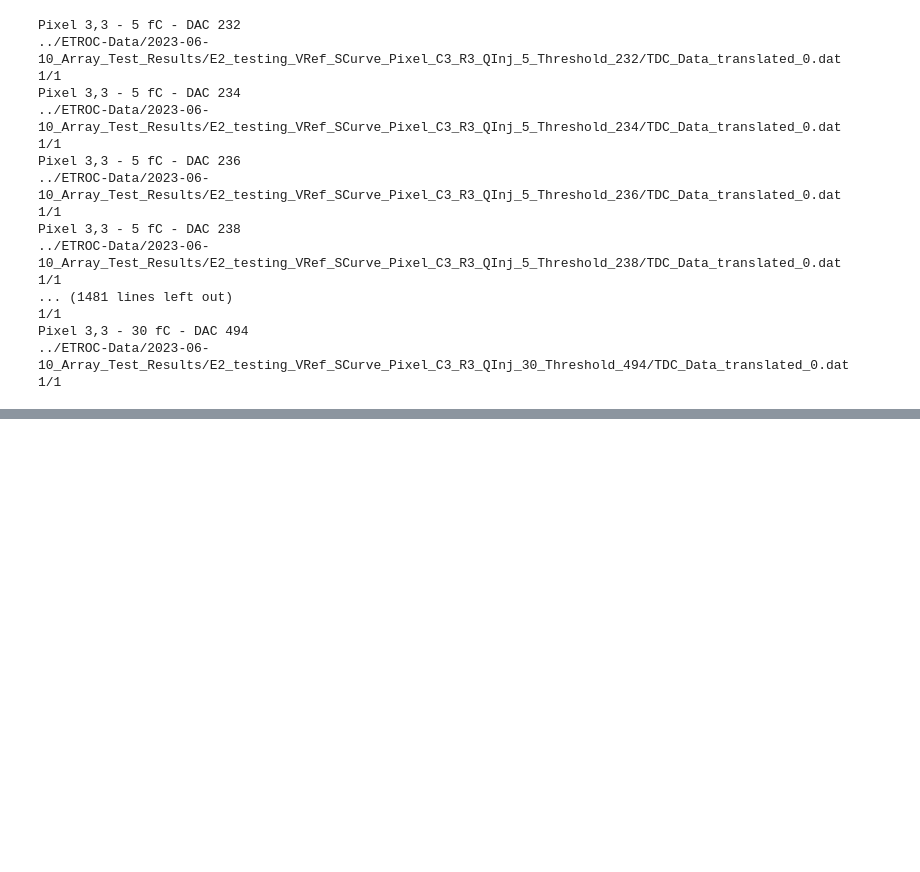
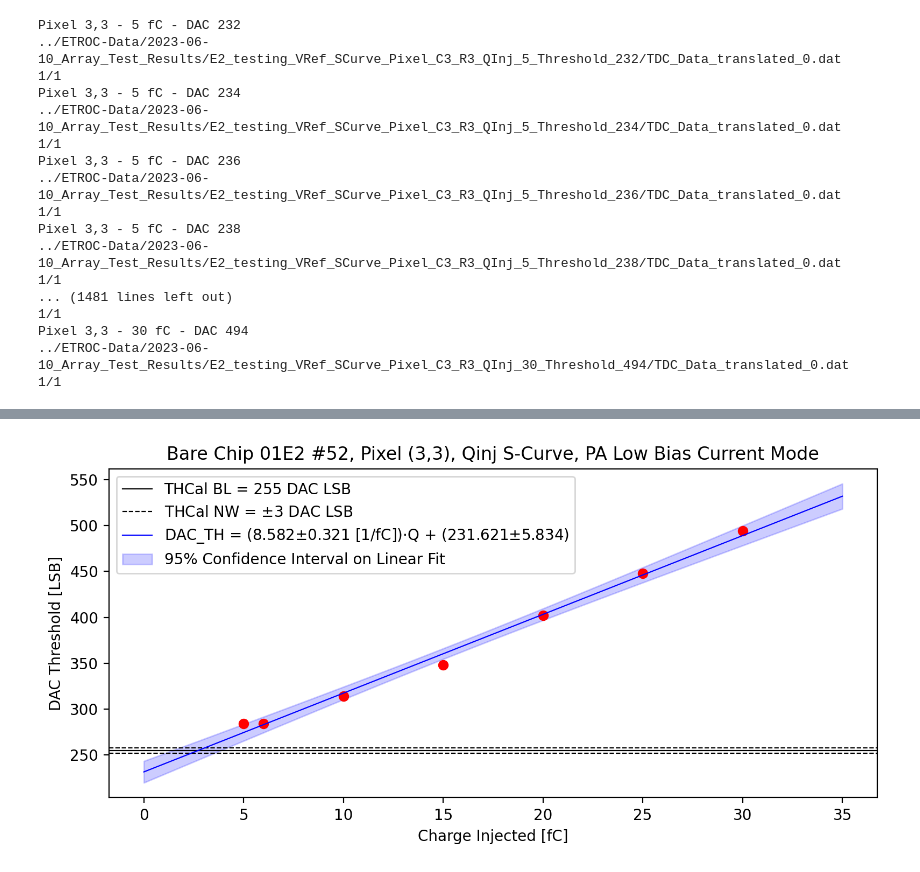
Before and after one commit to cbeiraod/ETROC-Analysis, a Jupyter notebook: SCurve_Scans.ipynb, the cells around one changed output, grey strips where cells are left out. Saved outputs shown, nothing was run; the diff lists cells and outputs as text; code cells hidden in the pictures; blank space fills up the shorter version.

```diff
--- a/SCurve_Scans.ipynb
+++ b/SCurve_Scans.ipynb
@@ -130,0 +203,50 @@ plt.show()
+# %%
+# https://nbviewer.org/github/demotu/BMC/blob/master/notebooks/CurveFitting.ipynb
+# https://tomholderness.wordpress.com/2013/01/10/confidence_intervals/
+# https://stackoverflow.com/questions/27164114/show-confidence-limits-and-prediction-limits-in-scatter-plot
+
+fig = plt.figure(dpi=200, figsize=(8,4))
+gs = fig.add_gridspec(len(scan_list),len(scan_list))
+u_cl = np.sort(np.unique(col_list))
+u_rl = np.sort(np.unique(row_list))
+for ri,row in enumerate(u_rl):
+    for ci,col in enumerate(u_cl):
+        ax0 = fig.add_subplot(gs[len(u_rl)-ri-1,len(u_cl)-ci-1])
+        ax0.axhline(BL_map_THCal[(row,col)][15][232], color='k', lw=0.8, label=f"THCal BL = {int(BL_map_THCal[(row,col)][15][232])} DAC LSB")
+        ax0.axhline(BL_map_THCal[(row,col)][15][232]+NW_map_THCal[(row,col)][15][232], color='k',ls="--", lw=0.8, label=f"THCal NW = $\pm${int(NW_map_THCal[(row,col)][15][232])} DAC LSB")
+        ax0.axhline(BL_map_THCal[(row,col)][15][232]-NW_map_THCal[(row,col)][15][232], color='k',ls="--", lw=0.8)
+        X = []
+        Y = []
+        for QInj in QInjEns:
+            tp_idx = turning_point(np.array(list(hit_counts[(row,col)][QInj].values())), thresholds[QInj])
+            ax0.plot(QInj, thresholds[QInj][tp_idx], 'ro')
+            X.append(QInj)
+            Y.append(thresholds[QInj][tp_idx])
+        X = np.array(X)
+        Y = np.array(Y)
+        (m, b), cov = np.polyfit(X, Y, 1, cov = True)
+        n = Y.size
+        Yfit = np.polyval((m,b), X)
+        errorbars = np.sqrt(np.diag(cov))
+        x_range = np.linspace(0, 35, 100)
+        y_est = b + m*x_range
+        resid = Y - Yfit
+        s_err = np.sqrt(np.sum(resid**2)/(n - 2))
+        t = stats.t.ppf(0.95, n - 2)
+        ci = t * s_err * np.sqrt(    1/n + (X - np.mean(X))**2/np.sum((X-np.mean(X))**2)) # confidence interval
+        pi = t * s_err * np.sqrt(1 + 1/n + (X - np.mean(X))**2/np.sum((X-np.mean(X))**2)) # prediction interval
+        # cip= t * s_err * np.sqrt(    1/n + (X - np.mean(X))**2/(np.sum((X)**2)-n*np.sum((np.mean(X))**2)))
+        ci2= t * s_err * np.sqrt(    1/n + (x_range - np.mean(X))**2/(np.sum((X)**2)-n*np.sum((np.mean(X))**2)))
+
+        ax0.plot(x_range, y_est, 'b-', lw=-.8, label=f"DAC_TH = ({m:.3f}$\pm${errorbars[0]:.3f} [1/fC])$\cdot$Q + ({b:.3f}$\pm${errorbars[1]:.3f})")
+        plt.fill_between(x_range, y_est+ci2, y_est-ci2, color='b',alpha=0.2, label="95% Confidence Interval on Linear Fit")
+        ax0.set_xlabel("Charge Injected [fC]")
+        ax0.set_ylabel("DAC Threshold [LSB]")
+        plt.title(f"Bare Chip 01E2 #52, Pixel ({row},{col}), Qinj S-Curve, PA Low Bias Current Mode")
+        plt.legend(loc="upper left")
+plt.tight_layout()
+plt.savefig("figures/q_vs_dac_scurve.pdf")
+plt.savefig("figures/q_vs_dac_scurve.png")
+plt.show()
+# %% [output]
+[figure, added]
```
Also changed, not shown: parts of 27 cells of this notebook, 18 other files.
